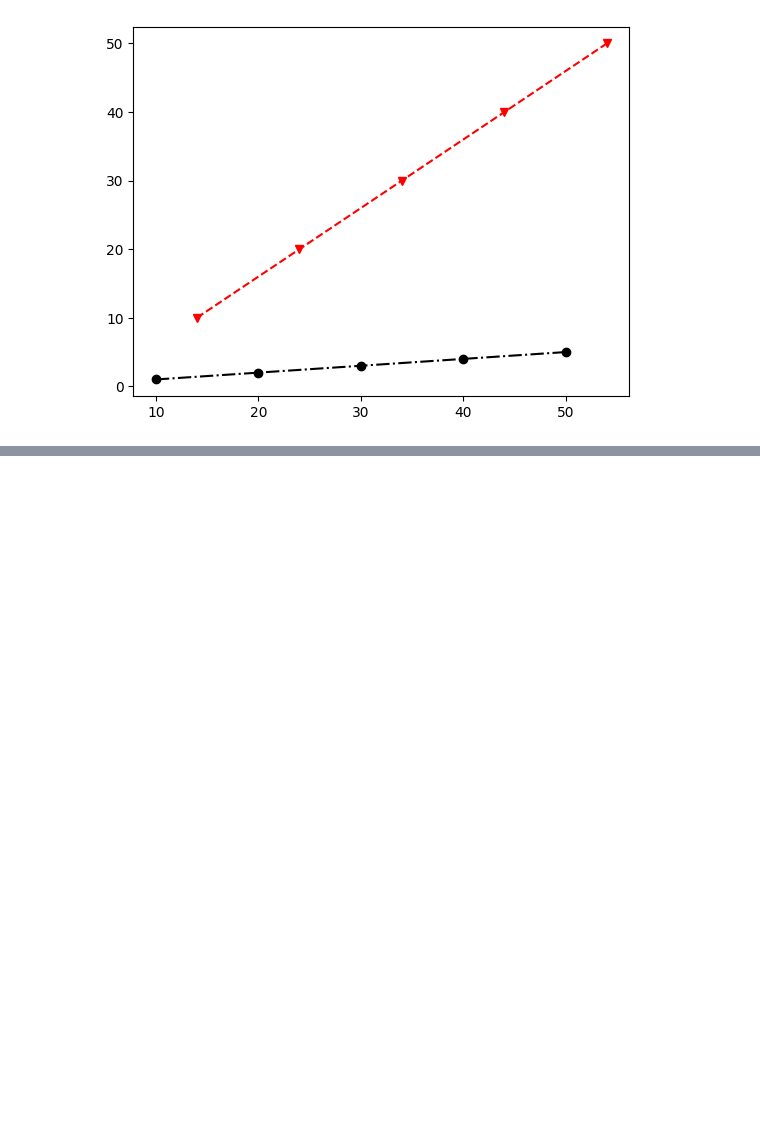
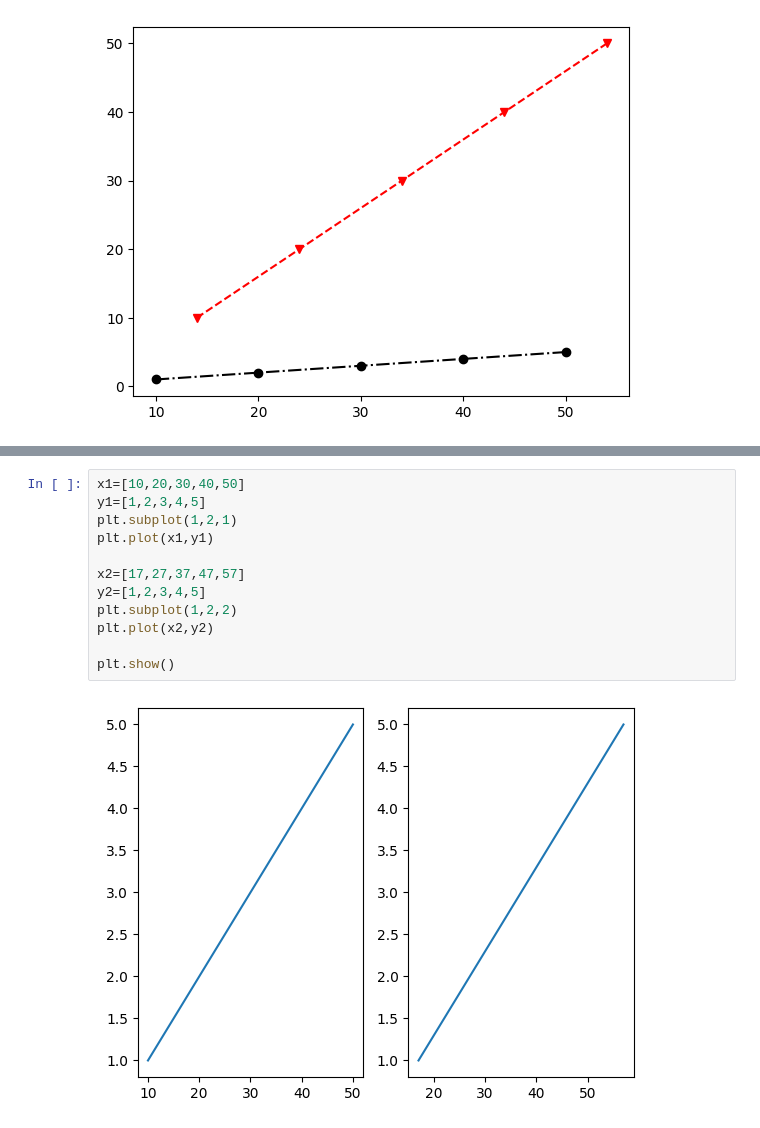
Before and after one commit to AnilBagaji/MachineLearning, a Jupyter notebook: Day7.ipynb, the cells around one changed output, grey strips where cells are left out. Drawn from its saved outputs; the diff is of its cells as text; blank space fills up the shorter version.

```diff
--- a/Day7.ipynb
+++ b/Day7.ipynb
@@ -817,0 +848,14 @@ TypeError: 'str' object is not callable
+# %%
+x1=[10,20,30,40,50]
+y1=[1,2,3,4,5]
+plt.subplot(1,2,1)
+plt.plot(x1,y1)
+
+x2=[17,27,37,47,57]
+y2=[1,2,3,4,5]
+plt.subplot(1,2,2)
+plt.plot(x2,y2)
+
+plt.show()
+# %% [output]
+[figure, added]
```
Also changed, not shown: parts of 12 cells of this notebook.
